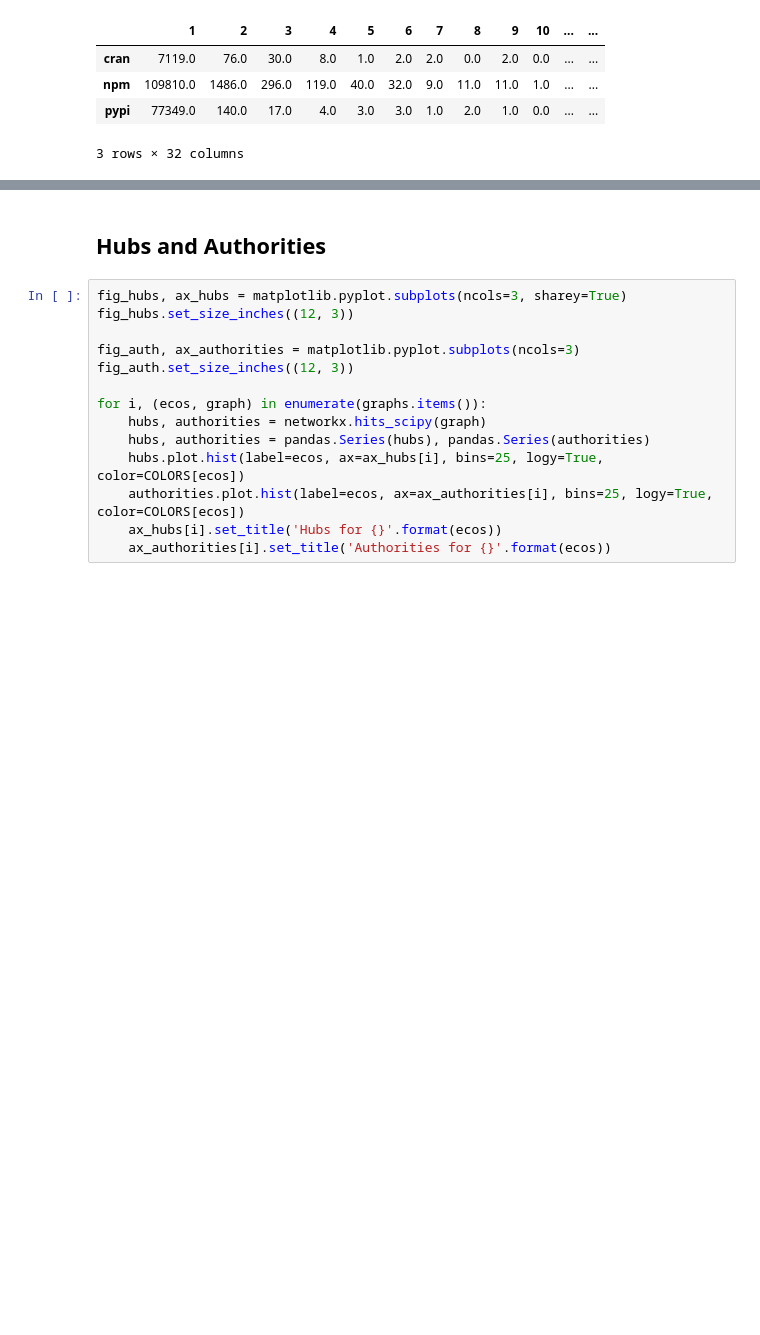
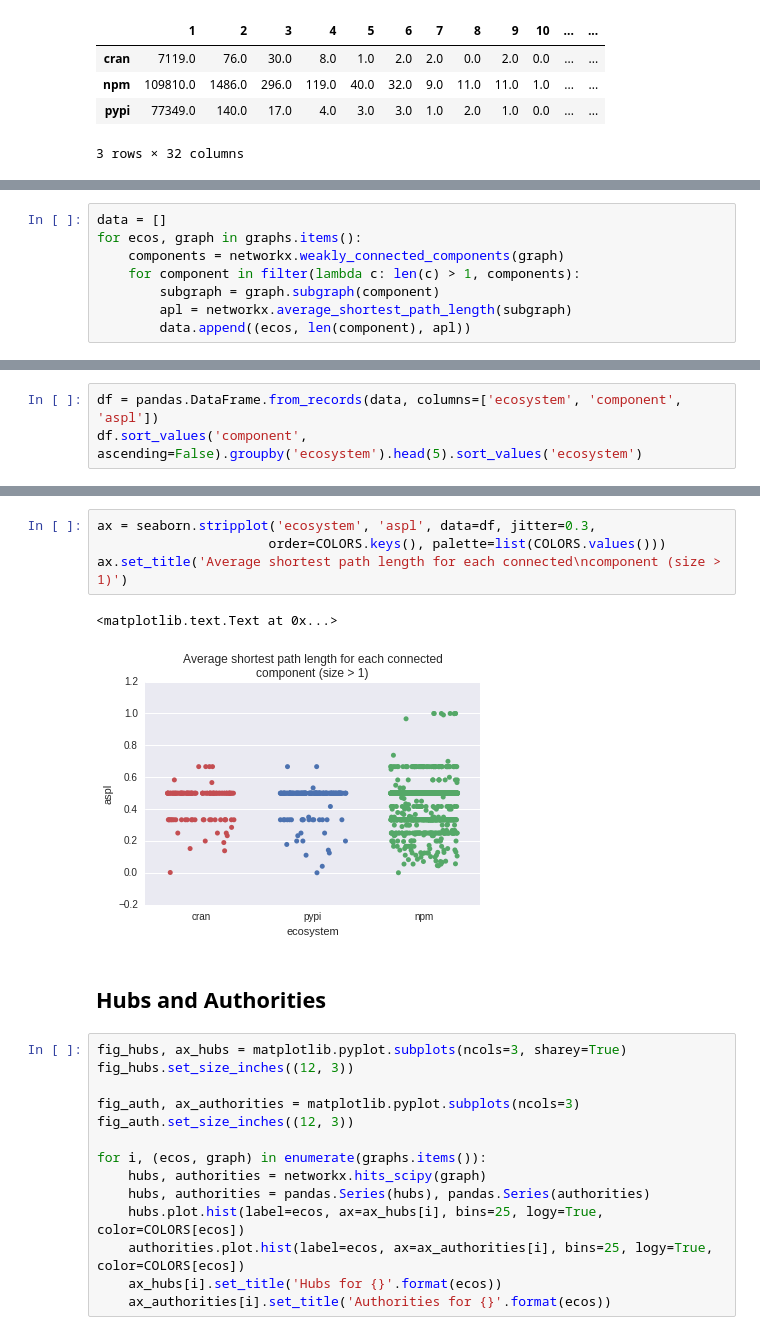
Before and after one commit to maelick/ecos-analysis, a Jupyter notebook: WEA2016-ecos/notebook/Ecosystem graphs.ipynb, the cells around one changed output, grey strips where cells are left out. Cells and saved outputs as stored; diff of their text form; blank space fills up the shorter version.

Commit message:
Average shortest path length

```diff
--- a/WEA2016-ecos/notebook/Ecosystem graphs.ipynb
+++ b/WEA2016-ecos/notebook/Ecosystem graphs.ipynb
@@ -186,0 +187,8 @@ ax.set_ylim(bottom=0)
+# %%
+data = []
+for ecos, graph in graphs.items():
+    components = networkx.weakly_connected_components(graph)
+    for component in filter(lambda c: len(c) > 1, components):
+        subgraph = graph.subgraph(component)
+        apl = networkx.average_shortest_path_length(subgraph)
+        data.append((ecos, len(component), apl))
@@ -186,0 +199,3 @@ ax.set_ylim(bottom=0)
+# %%
+df = pandas.DataFrame.from_records(data, columns=['ecosystem', 'component', 'aspl'])
+df.sort_values('component', ascending=False).groupby('ecosystem').head(5).sort_values('ecosystem')
@@ -187,3 +219,10 @@ ax.set_ylim(bottom=0)
+# %%
+ax = seaborn.stripplot('ecosystem', 'aspl', data=df, jitter=0.3,
+                      order=COLORS.keys(), palette=list(COLORS.values()))
+ax.set_title('Average shortest path length for each connected\ncomponent (size > 1)')
+# %% [output]
+<matplotlib.text.Text at 0x...>
+[figure, added]
 # %% [markdown]
 ## Hubs and Authorities
 # %%
```
Also changed, not shown: parts of 6 cells of this notebook.
